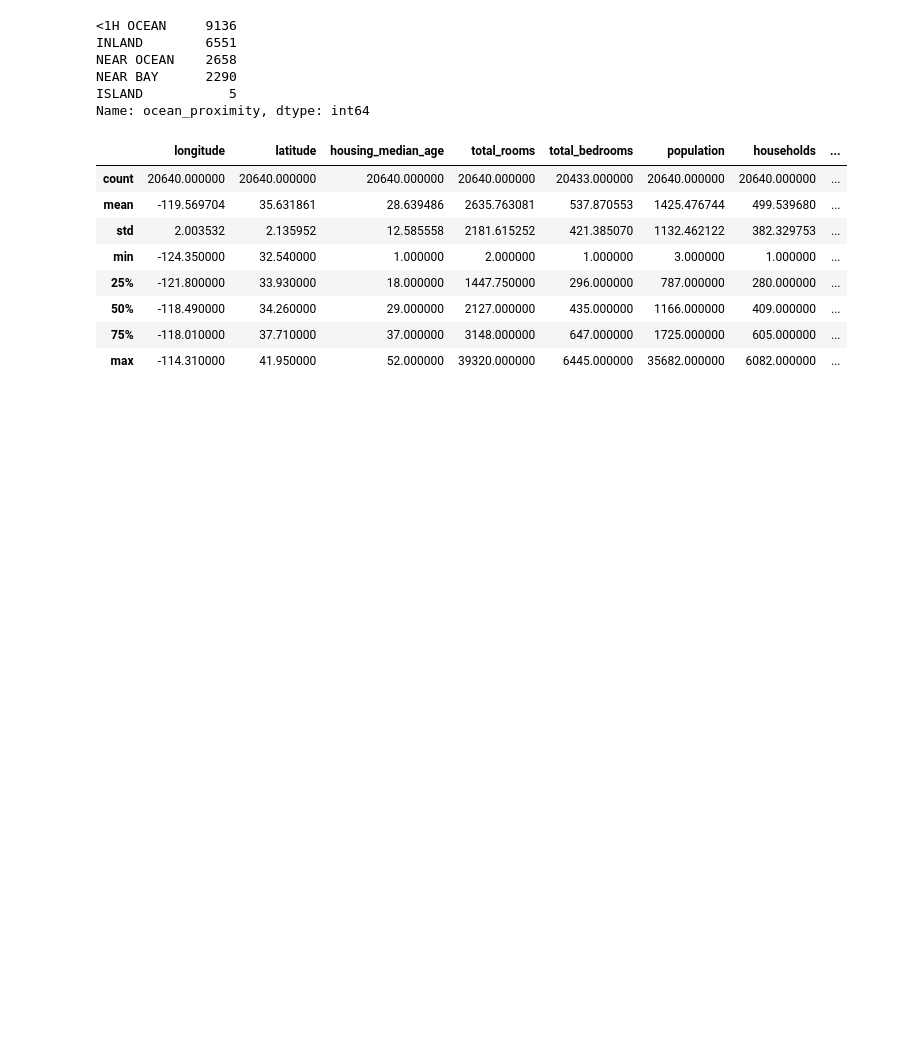
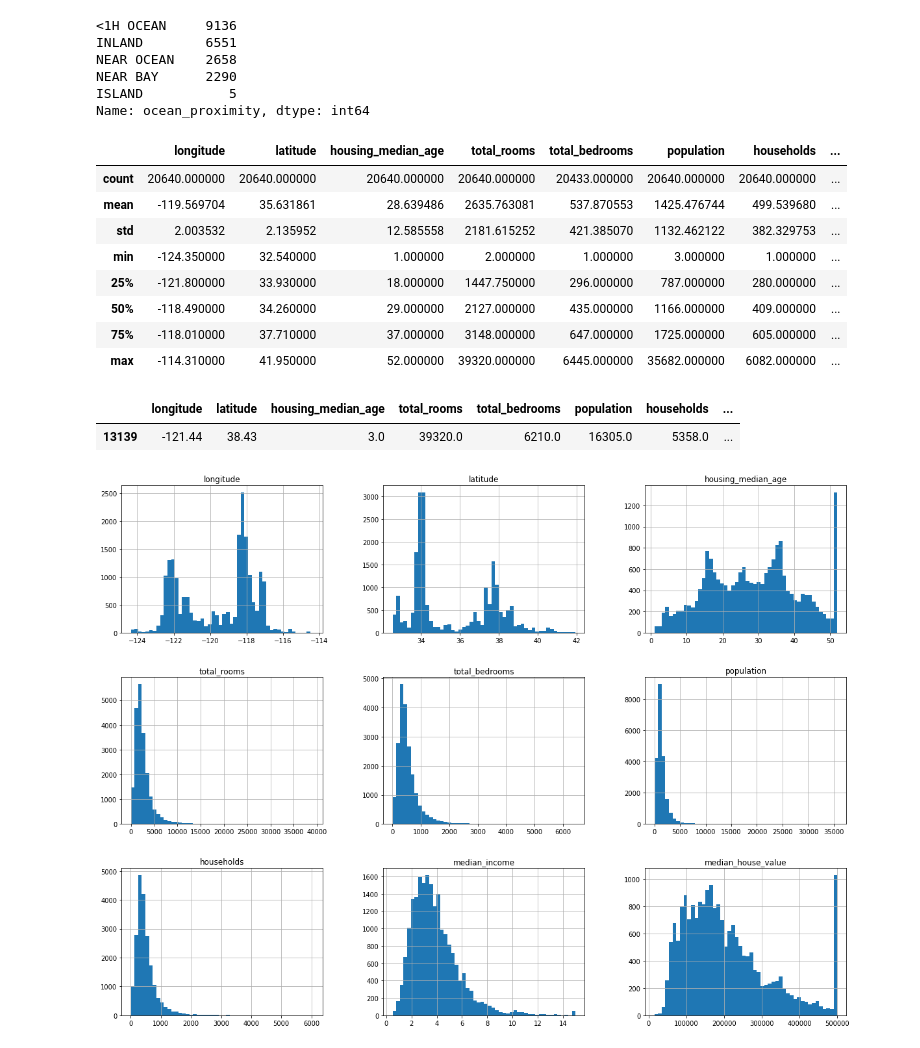
Before and after one commit to hapetrosyan/ml, a Jupyter notebook: Housing.ipynb, the cells around one changed output. Drawn from its saved outputs; the diff is of its cells as text; code cells hidden in the pictures; blank space fills up the shorter version.

```diff
--- a/Housing.ipynb
+++ b/Housing.ipynb
@@ -64,3 +64,15 @@ housing.describe()
 | 50% | -118.490000 | 34.260000 | 29.000000 | 2127.000000 | 435.000000 | 1166.000000 | 409.000000 | ... |
 | 75% | -118.010000 | 37.710000 | 37.000000 | 3148.000000 | 647.000000 | 1725.000000 | 605.000000 | ... |
 | max | -114.310000 | 41.950000 | 52.000000 | 39320.000000 | 6445.000000 | 35682.000000 | 6082.000000 | ... |
+# %%
+housing[housing['total_rooms'] == 39320.000000	]
+# %% [output]
+|  | longitude | latitude | housing_median_age | total_rooms | total_bedrooms | population | households | ... |
+| 13139 | -121.44 | 38.43 | 3.0 | 39320.0 | 6210.0 | 16305.0 | 5358.0 | ... |
+# %%
+
+import matplotlib.pyplot as plt
+housing.hist(bins=50, figsize=(20,15))
+plt.show()
+# %% [output]
+[figure, added]
```
